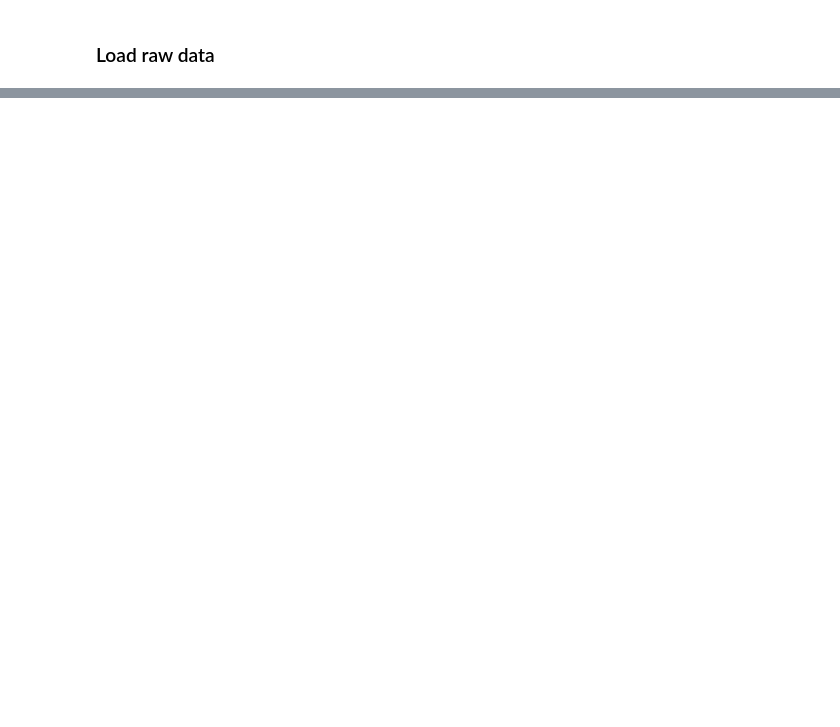
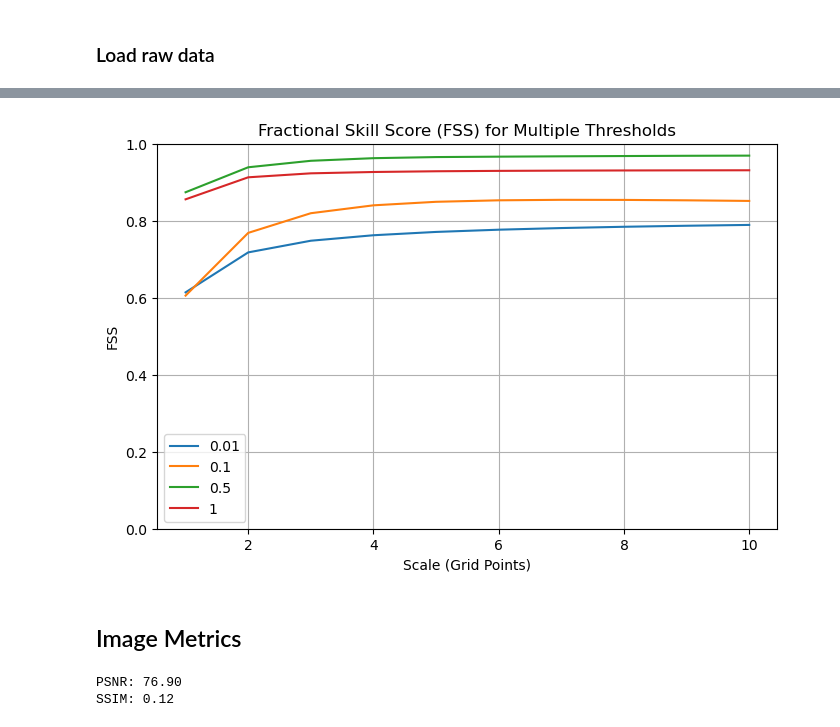
Before and after one commit to bodekerscientific/Duplexity, a Jupyter notebook: duplexity/usage.ipynb, the cells around one changed output, grey strips where cells are left out. Saved outputs shown, nothing was run; the diff lists cells and outputs as text; code cells hidden in the pictures; blank space fills up the shorter version.

```diff
--- a/duplexity/usage.ipynb
+++ b/duplexity/usage.ipynb
@@ -190,0 +258,39 @@ ZeroDivisionError: division by zero
+# %%
+# List of thresholds you want to evaluate
+thresholds = [0.01, 0.1, 0.5, 1]
+
+# Dictionary to store FSS results for each threshold
+fss_results_all = {i: [] for i in thresholds}
+
+# Define the list of scales over which to calculate FSS
+scales = range(1, 11)
+# %%
+# Loop over each threshold and calculate FSS for each scale
+for threshold in thresholds:
+    for output, observed in zip(output_data, observed_data):
+        # Calculate FSS for the current threshold and all scales
+        fss_result = fss(observed, output, threshold=threshold, scale=scales)
+
+        # Store the FSS results for this threshold
+        fss_results_all[threshold].append(fss_result)
+# %%
+# Calculate the mean FSS for each scale across all datasets for each threshold
+mean_fss_results = {}
+
+for threshold, fss_list in fss_results_all.items():
+    # Convert the list of FSS results (each a list of FSS values for each scale) into a NumPy array
+    fss_array = np.array(fss_list)  # Shape will be (num_datasets, num_scales)
+
+    # Calculate the mean across all datasets for each scale
+    mean_fss = np.nanmean(fss_array, axis=0)  # This gives a mean FSS for each scale
+
+    # Store the mean FSS for this threshold
+    mean_fss_results[threshold] = mean_fss
+
+
+
+# Print the mean FSS results for each threshold
+for threshold, mean_fss in mean_fss_results.items():
+    print(f"Threshold: {threshold}")
+    print(mean_fss)
+    print("\n")
@@ -190,0 +316,9 @@ ZeroDivisionError: division by zero
+# %%
+plot_fss(mean_fss_results, scales,
+         title = 'Fractional Skill Score (FSS) for Multiple Thresholds',
+         xlabel = 'Scale (Grid Points)',
+         ylabel = 'FSS')
+# %% [output]
+[figure, added]
+# %% [markdown]
+## Image Metrics
@@ -190,0 +327,9 @@ ZeroDivisionError: division by zero
+# %%
+psnr_value = psnr(observed_data, output_data)
+print(f"PSNR: {psnr_value:.2f}")
+
+ssim_value = ssim(observed_data, output_data)
+print(f"SSIM: {ssim_value:.2f}")
+# %% [output]
+PSNR: 76.90
+SSIM: 0.12
```
Also changed, not shown: parts of 48 cells of this notebook, 1 other file.
